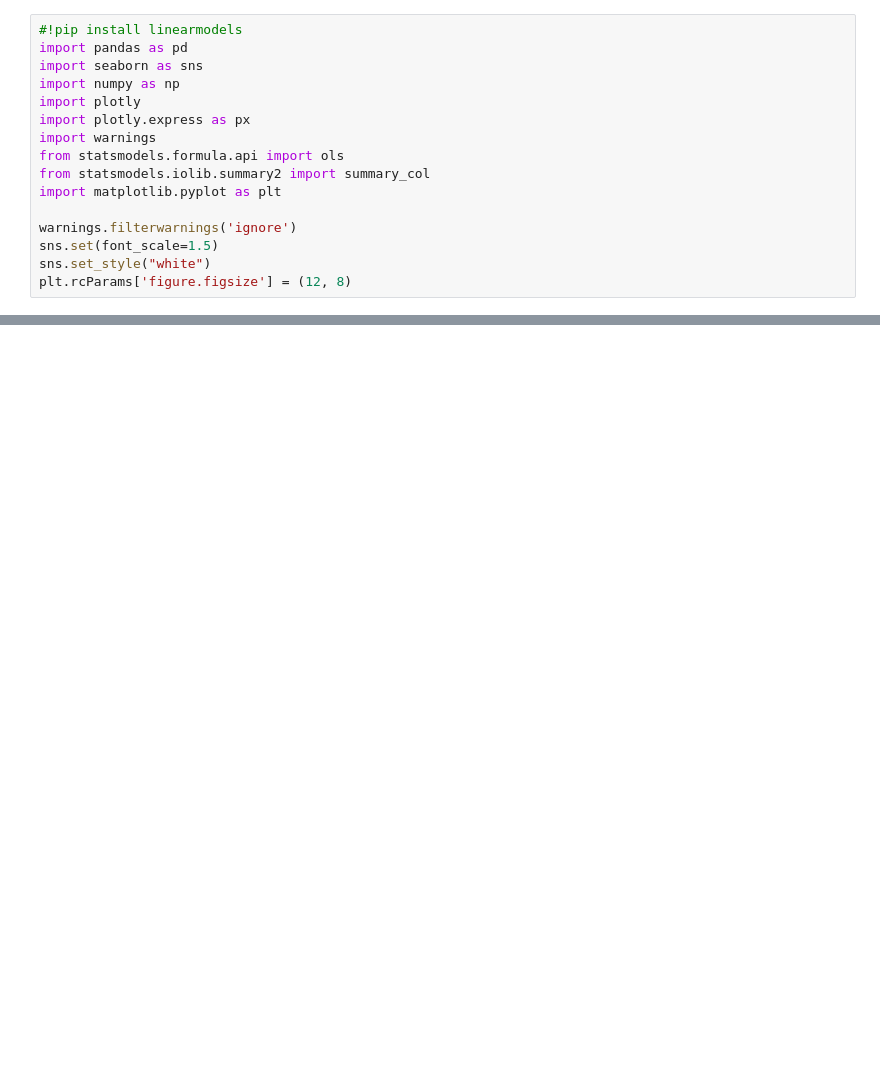
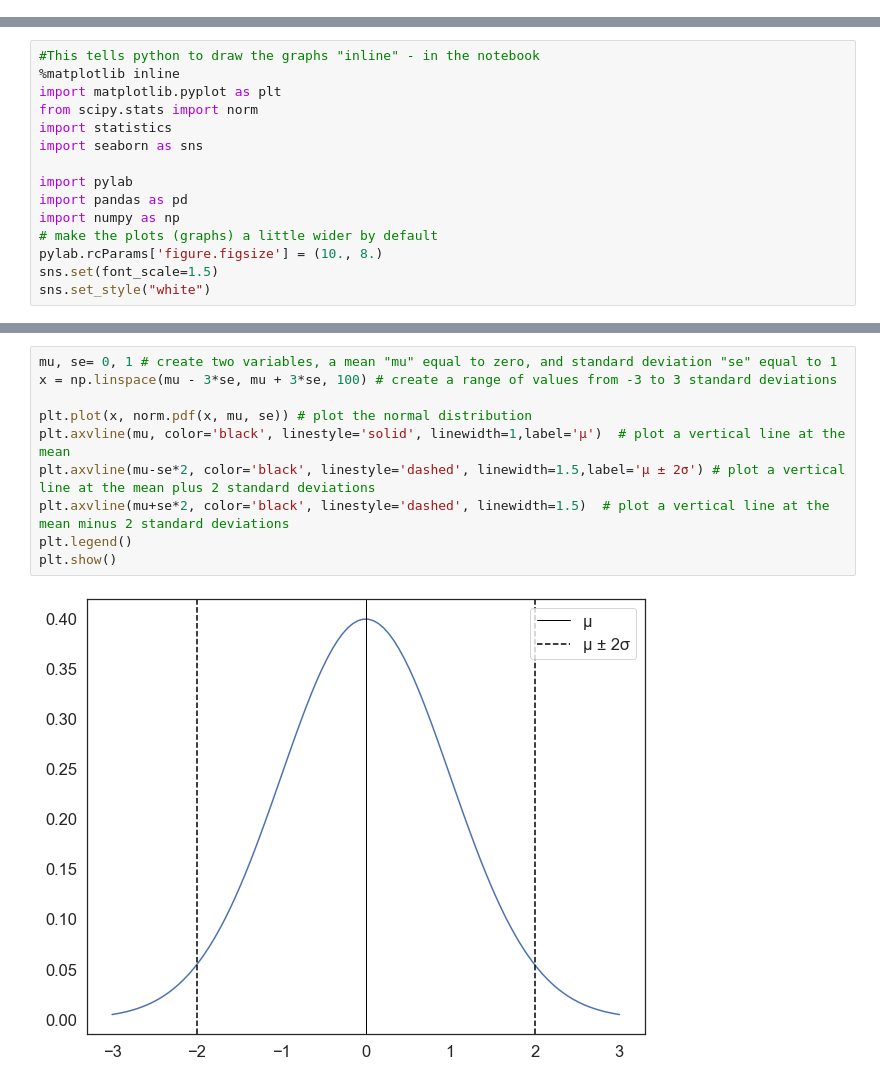
Before and after one commit to alicecaiger/QM2, a Jupyter notebook: W5_Distributions_and_Basic_Statistics.ipynb, the cells around one changed output, grey strips where cells are left out. Cells and saved outputs as stored; diff of their text form; blank space fills up the shorter version.

```diff
--- a/W5_Distributions_and_Basic_Statistics.ipynb
+++ b/W5_Distributions_and_Basic_Statistics.ipynb
@@ -13,16 +2,0 @@ As always we'll start by importing the libraries I need
-# %%
-#!pip install linearmodels
-import pandas as pd
-import seaborn as sns
-import numpy as np
-import plotly
-import plotly.express as px
-import warnings
-from statsmodels.formula.api import ols
-from statsmodels.iolib.summary2 import summary_col
-import matplotlib.pyplot as plt
-
-warnings.filterwarnings('ignore')
-sns.set(font_scale=1.5)
-sns.set_style("white")
-plt.rcParams['figure.figsize'] = (12, 8)
@@ -327,0 +30,15 @@ How do you think this affects our conclusion?
+# %%
+#This tells python to draw the graphs "inline" - in the notebook
+%matplotlib inline
+import matplotlib.pyplot as plt
+from scipy.stats import norm
+import statistics
+import seaborn as sns
+
+import pylab
+import pandas as pd
+import numpy as np
+# make the plots (graphs) a little wider by default
+pylab.rcParams['figure.figsize'] = (10., 8.)
+sns.set(font_scale=1.5)
+sns.set_style("white")
@@ -327,0 +326,12 @@ How do you think this affects our conclusion?
+# %%
+mu, se= 0, 1 # create two variables, a mean "mu" equal to zero, and standard deviation "se" equal to 1
+x = np.linspace(mu - 3*se, mu + 3*se, 100) # create a range of values from -3 to 3 standard deviations
+
+plt.plot(x, norm.pdf(x, mu, se)) # plot the normal distribution
+plt.axvline(mu, color='black', linestyle='solid', linewidth=1,label='µ')  # plot a vertical line at the mean
+plt.axvline(mu-se*2, color='black', linestyle='dashed', linewidth=1.5,label='µ ± 2σ') # plot a vertical line at the mean plus 2 standard deviations
+plt.axvline(mu+se*2, color='black', linestyle='dashed', linewidth=1.5)  # plot a vertical line at the mean minus 2 standard deviations
+plt.legend()
+plt.show()
+# %% [output]
+[figure, added]
```
Also changed, not shown: parts of 89 cells of this notebook.
